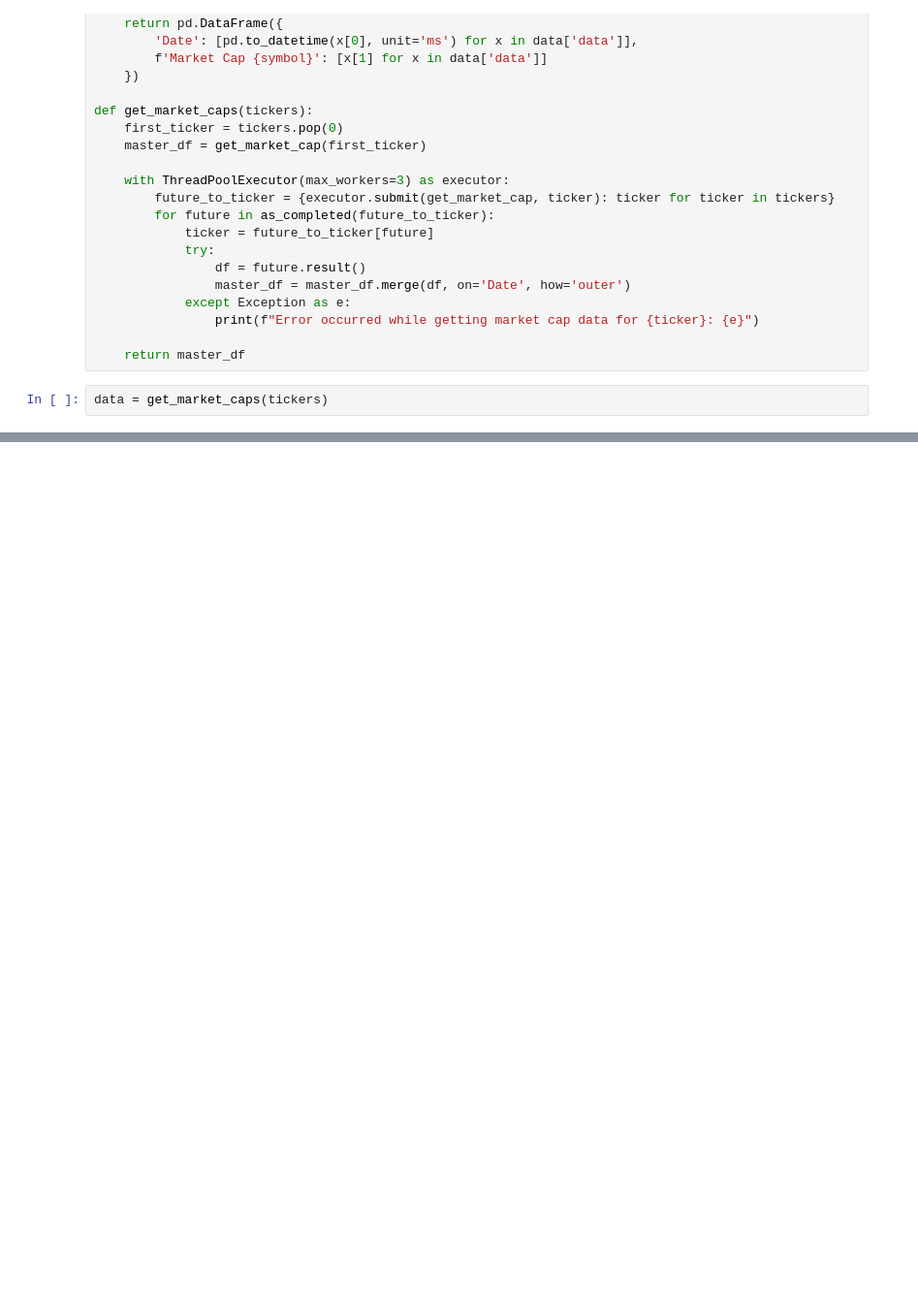
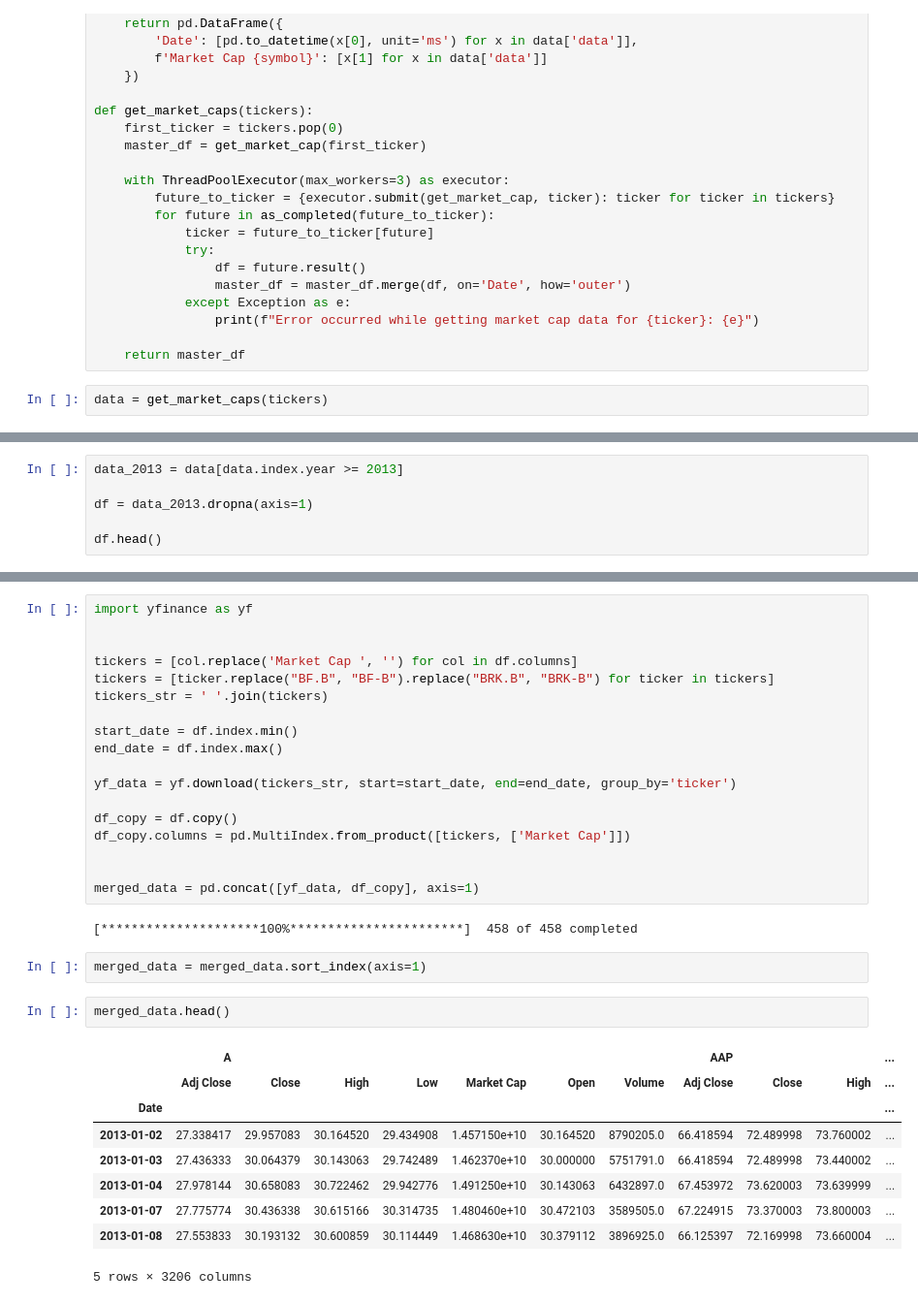
Before and after one commit to zahrabihlal/SP500-EqualVsMarket-PerformanceDive, a Jupyter notebook: MWI_vs_EWI_SP500.ipynb, the cells around one changed output, grey strips where cells are left out. Shown at 97% size. Drawn from its saved outputs; the diff is of its cells as text; blank space fills up the shorter version.

```diff
--- a/MWI_vs_EWI_SP500.ipynb
+++ b/MWI_vs_EWI_SP500.ipynb
@@ -94,0 +126,6 @@ data.head()
+# %%
+data_2013 = data[data.index.year >= 2013]
+
+df = data_2013.dropna(axis=1)
+
+df.head()
@@ -94,0 +165,34 @@ data.head()
+# %%
+import yfinance as yf
+
+
+tickers = [col.replace('Market Cap ', '') for col in df.columns]
+tickers = [ticker.replace("BF.B", "BF-B").replace("BRK.B", "BRK-B") for ticker in tickers]
+tickers_str = ' '.join(tickers)
+
+start_date = df.index.min()
+end_date = df.index.max()
+
+yf_data = yf.download(tickers_str, start=start_date, end=end_date, group_by='ticker')
+
+df_copy = df.copy()
+df_copy.columns = pd.MultiIndex.from_product([tickers, ['Market Cap']])
+
+
+merged_data = pd.concat([yf_data, df_copy], axis=1)
+# %% [output]
+[*********************100%***********************]  458 of 458 completed
+# %%
+merged_data = merged_data.sort_index(axis=1)
+# %%
+merged_data.head()
+# %% [output]
+|  | A |  |  |  |  |  |  | AAP |  |  | ... |
+|  | Adj Close | Close | High | Low | Market Cap | Open | Volume | Adj Close | Close | High | ... |
+| Date |  |  |  |  |  |  |  |  |  |  | ... |
+| 2013-01-02 | 27.338417 | 29.957083 | 30.164520 | 29.434908 | 1.457150e+10 | 30.164520 | 8790205.0 | 66.418594 | 72.489998 | 73.760002 | ... |
+| 2013-01-03 | 27.436333 | 30.064379 | 30.143063 | 29.742489 | 1.462370e+10 | 30.000000 | 5751791.0 | 66.418594 | 72.489998 | 73.440002 | ... |
+| 2013-01-04 | 27.978144 | 30.658083 | 30.722462 | 29.942776 | 1.491250e+10 | 30.143063 | 6432897.0 | 67.453972 | 73.620003 | 73.639999 | ... |
+| 2013-01-07 | 27.775774 | 30.436338 | 30.615166 | 30.314735 | 1.480460e+10 | 30.472103 | 3589505.0 | 67.224915 | 73.370003 | 73.800003 | ... |
+| 2013-01-08 | 27.553833 | 30.193132 | 30.600859 | 30.114449 | 1.468630e+10 | 30.379112 | 3896925.0 | 66.125397 | 72.169998 | 73.660004 | ... |
+5 rows × 3206 columns
```
Also changed, not shown: parts of 8 cells of this notebook.
